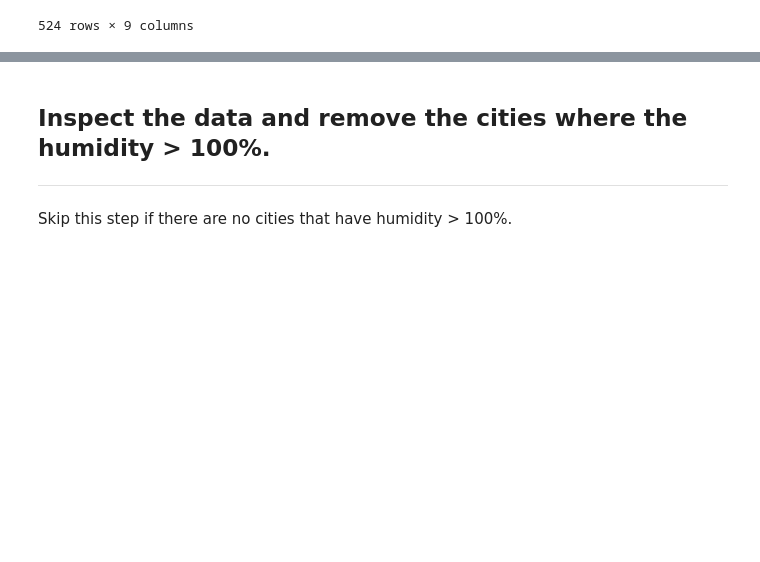
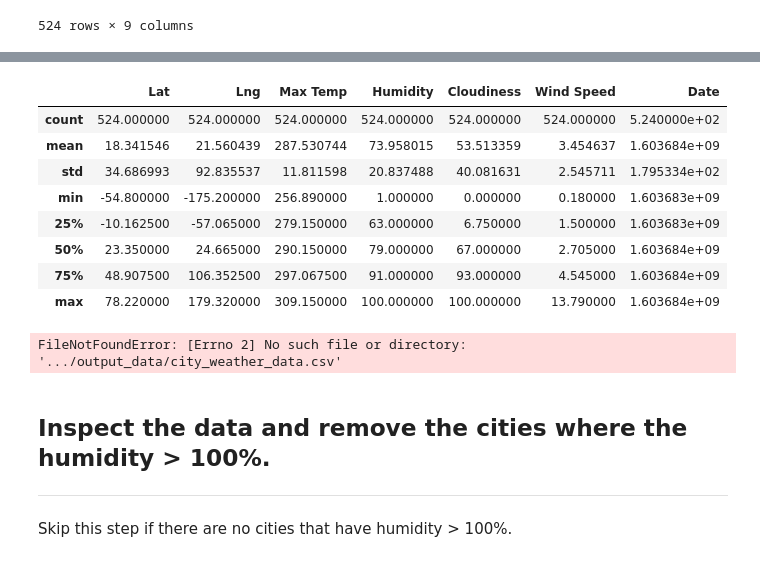
Before and after one commit to littleprincecurry/python-api-challenge, a Jupyter notebook: WeatherPy/WeatherPy.ipynb, the cells around one changed output, grey strips where cells are left out. Cells and saved outputs as stored; diff of their text form; code cells hidden in the pictures; blank space fills up the shorter version.

```diff
--- a/WeatherPy/WeatherPy.ipynb
+++ b/WeatherPy/WeatherPy.ipynb
@@ -196,3 +185,19 @@ cities_pd.head()
+# %%
+cities_pd.describe()
+# %% [output]
+|  | Lat | Lng | Max Temp | Humidity | Cloudiness | Wind Speed | Date |
+| count | 524.000000 | 524.000000 | 524.000000 | 524.000000 | 524.000000 | 524.000000 | 5.240000e+02 |
+| mean | 18.341546 | 21.560439 | 287.530744 | 73.958015 | 53.513359 | 3.454637 | 1.603684e+09 |
+| std | 34.686993 | 92.835537 | 11.811598 | 20.837488 | 40.081631 | 2.545711 | 1.795334e+02 |
+| min | -54.800000 | -175.200000 | 256.890000 | 1.000000 | 0.000000 | 0.180000 | 1.603683e+09 |
+| 25% | -10.162500 | -57.065000 | 279.150000 | 63.000000 | 6.750000 | 1.500000 | 1.603683e+09 |
+| 50% | 23.350000 | 24.665000 | 290.150000 | 79.000000 | 67.000000 | 2.705000 | 1.603684e+09 |
+| 75% | 48.907500 | 106.352500 | 297.067500 | 91.000000 | 93.000000 | 4.545000 | 1.603684e+09 |
+| max | 78.220000 | 179.320000 | 309.150000 | 100.000000 | 100.000000 | 13.790000 | 1.603684e+09 |
+# %%
+cities_pd.to_csv('.../output_data/city_weather_data.csv', index=False)
+# %% [output]
+FileNotFoundError: [Errno 2] No such file or directory: '.../output_data/city_weather_data.csv'
 # %% [markdown]
 ## Inspect the data and remove the cities where the humidity > 100%.
 ----
```
Also changed, not shown: parts of 1 cell of this notebook, 1 other file.
